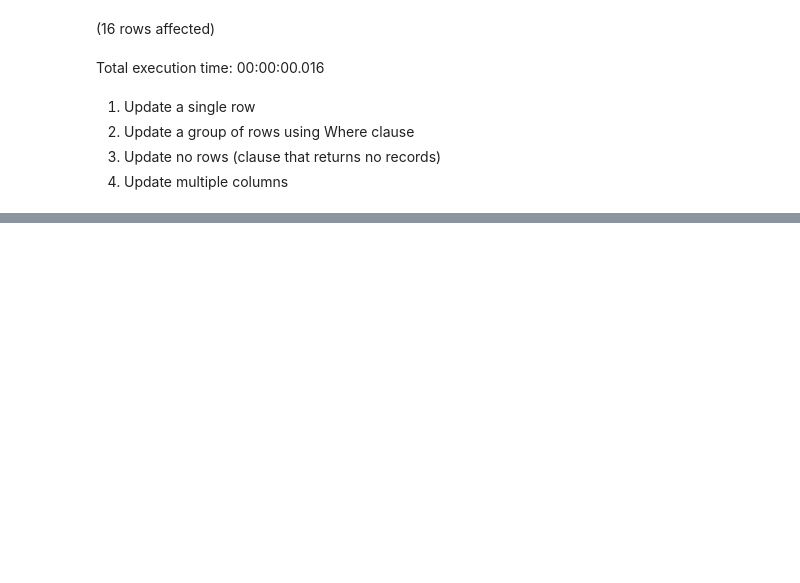
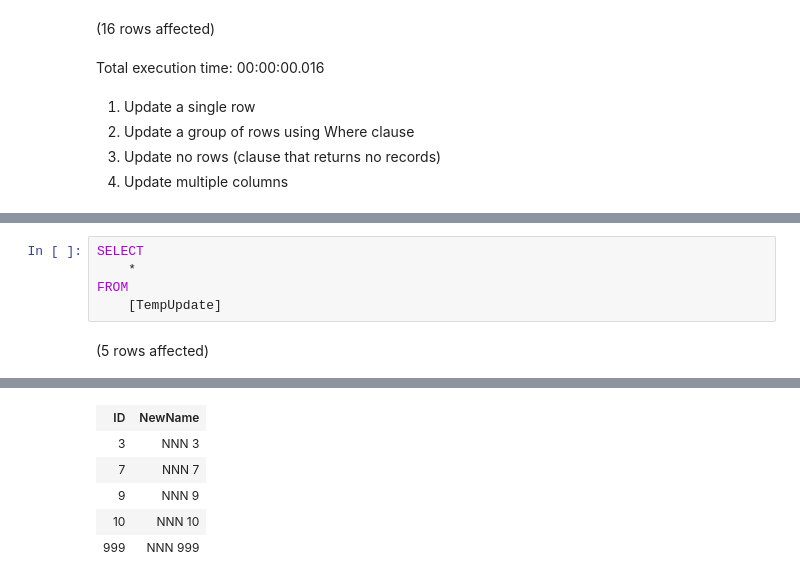
Before and after one commit to Simonsbs/D290323ER_SQL, a Jupyter notebook: Lesson2-Update.ipynb, the cells around one changed output, grey strips where cells are left out. Drawn from its saved outputs; the diff is of its cells as text; blank space fills up the shorter version.

```diff
--- a/Lesson2-Update.ipynb
+++ b/Lesson2-Update.ipynb
@@ -86,0 +108,7 @@ Total execution time: 00:00:00.016
+# %%
+SELECT
+    *
+FROM
+    [TempUpdate]
+# %% [output]
+(5 rows affected)
@@ -86,0 +116,6 @@ Total execution time: 00:00:00.016
+| ID | NewName |
+| 3 | NNN 3 |
+| 7 | NNN 7 |
+| 9 | NNN 9 |
+| 10 | NNN 10 |
+| 999 | NNN 999 |
```
Also changed, not shown: parts of 6 cells of this notebook.
